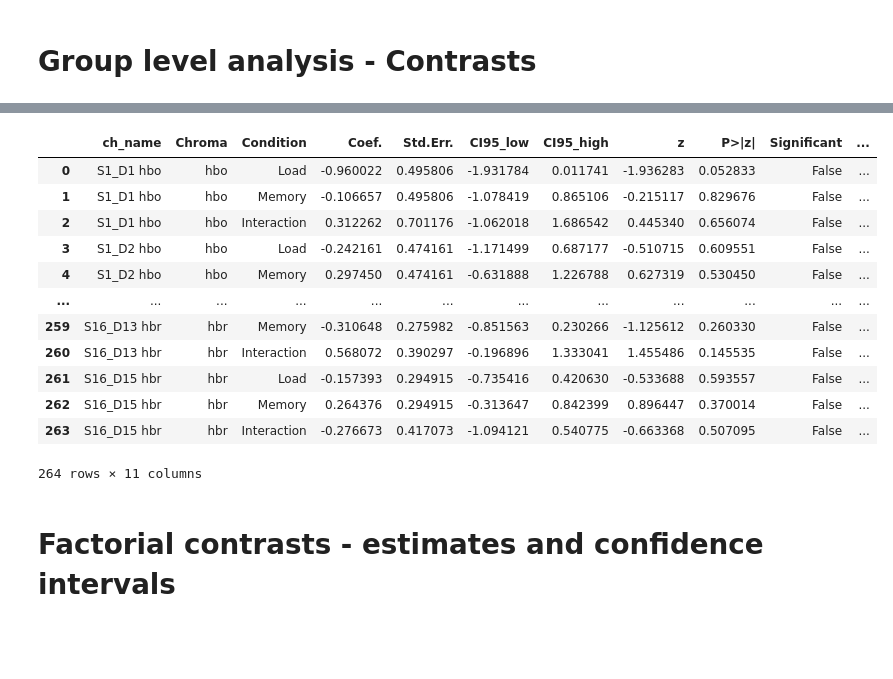
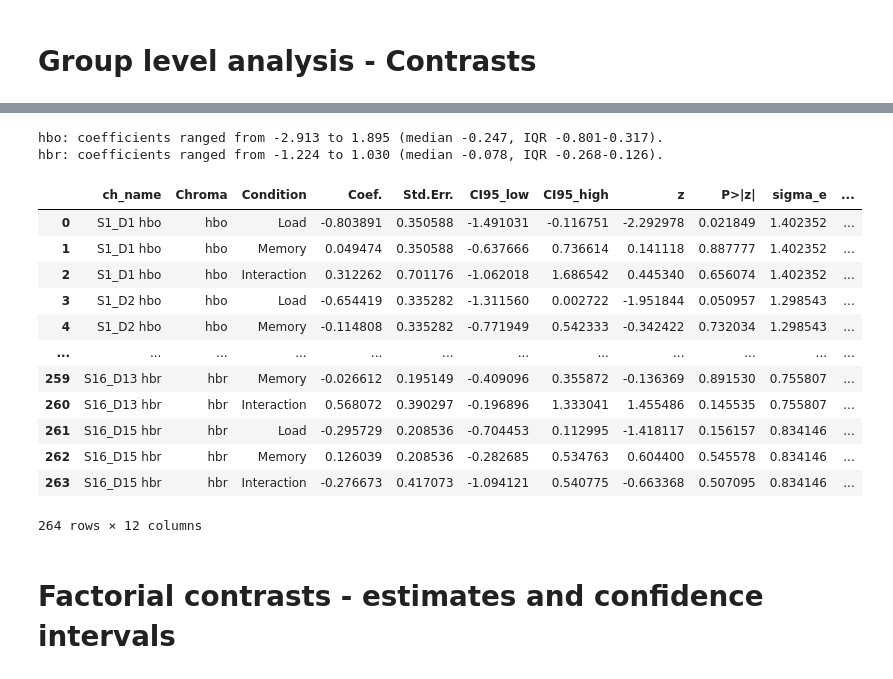
Before and after one commit to fnirs-open/Perceptual-and-Working-Memory-Load, a Jupyter notebook: 4_final_analysis_aligned.ipynb, the cells around one changed output, grey strips where cells are left out. Drawn from its saved outputs; the diff is of its cells as text; code cells hidden in the pictures; blank space fills up the shorter version.

```diff
--- a/4_final_analysis_aligned.ipynb
+++ b/4_final_analysis_aligned.ipynb
@@ -173,7 +173,13 @@ for i, name in zip(range(reg.shape[1]), reg_names):
     design_matrix[name] = reg[:, i]
 
 # Plot final matrix
-fig = plot_design_matrix(design_matrix)
+ax = plot_design_matrix(design_matrix)
+
+ax.figure.savefig(
+    "img/design_matrix.svg",
+    bbox_inches="tight"
+)
+
 plt.show()
 # %% [output]
 Loading /Users/alexander.kvist/project_local/Perceptual-fnirs/data/lettersearch_BIDS/sub-P1/nirs/sub-P1_task-lettersearch_nirs.snirf
@@ -698,19 +721,31 @@ Ready.
 # %%
+for chroma, d in ch_contrast_df.groupby("Chroma"):
+    coef = d["Coef."]
+
+    print(
+        f"{chroma}: coefficients ranged from "
+        f"{coef.min():.3f} to {coef.max():.3f} "
+        f"(median {coef.median():.3f}, "
+        f"IQR {coef.quantile(0.25):.3f}-{coef.quantile(0.75):.3f})."
+    )
+
 display(ch_contrast_df)
 # %% [output]
+hbo: coefficients ranged from -2.913 to 1.895 (median -0.247, IQR -0.801-0.317).
+hbr: coefficients ranged from -1.224 to 1.030 (median -0.078, IQR -0.268-0.126).
-|  | ch_name | Chroma | Condition | Coef. | Std.Err. | CI95_low | CI95_high | z | P>|z| | Significant | ... |
-| 0 | S1_D1 hbo | hbo | Load | -0.960022 | 0.495806 | -1.931784 | 0.011741 | -1.936283 | 0.052833 | False | ... |
-| 1 | S1_D1 hbo | hbo | Memory | -0.106657 | 0.495806 | -1.078419 | 0.865106 | -0.215117 | 0.829676 | False | ... |
-| 2 | S1_D1 hbo | hbo | Interaction | 0.312262 | 0.701176 | -1.062018 | 1.686542 | 0.445340 | 0.656074 | False | ... |
-| 3 | S1_D2 hbo | hbo | Load | -0.242161 | 0.474161 | -1.171499 | 0.687177 | -0.510715 | 0.609551 | False | ... |
-| 4 | S1_D2 hbo | hbo | Memory | 0.297450 | 0.474161 | -0.631888 | 1.226788 | 0.627319 | 0.530450 | False | ... |
+|  | ch_name | Chroma | Condition | Coef. | Std.Err. | CI95_low | CI95_high | z | P>|z| | sigma_e | ... |
+| 0 | S1_D1 hbo | hbo | Load | -0.803891 | 0.350588 | -1.491031 | -0.116751 | -2.292978 | 0.021849 | 1.402352 | ... |
+| 1 | S1_D1 hbo | hbo | Memory | 0.049474 | 0.350588 | -0.637666 | 0.736614 | 0.141118 | 0.887777 | 1.402352 | ... |
+| 2 | S1_D1 hbo | hbo | Interaction | 0.312262 | 0.701176 | -1.062018 | 1.686542 | 0.445340 | 0.656074 | 1.402352 | ... |
+| 3 | S1_D2 hbo | hbo | Load | -0.654419 | 0.335282 | -1.311560 | 0.002722 | -1.951844 | 0.050957 | 1.298543 | ... |
+| 4 | S1_D2 hbo | hbo | Memory | -0.114808 | 0.335282 | -0.771949 | 0.542333 | -0.342422 | 0.732034 | 1.298543 | ... |
 | ... | ... | ... | ... | ... | ... | ... | ... | ... | ... | ... | ... |
-| 259 | S16_D13 hbr | hbr | Memory | -0.310648 | 0.275982 | -0.851563 | 0.230266 | -1.125612 | 0.260330 | False | ... |
-| 260 | S16_D13 hbr | hbr | Interaction | 0.568072 | 0.390297 | -0.196896 | 1.333041 | 1.455486 | 0.145535 | False | ... |
-| 261 | S16_D15 hbr | hbr | Load | -0.157393 | 0.294915 | -0.735416 | 0.420630 | -0.533688 | 0.593557 | False | ... |
-| 262 | S16_D15 hbr | hbr | Memory | 0.264376 | 0.294915 | -0.313647 | 0.842399 | 0.896447 | 0.370014 | False | ... |
-| 263 | S16_D15 hbr | hbr | Interaction | -0.276673 | 0.417073 | -1.094121 | 0.540775 | -0.663368 | 0.507095 | False | ... |
+| 259 | S16_D13 hbr | hbr | Memory | -0.026612 | 0.195149 | -0.409096 | 0.355872 | -0.136369 | 0.891530 | 0.755807 | ... |
+| 260 | S16_D13 hbr | hbr | Interaction | 0.568072 | 0.390297 | -0.196896 | 1.333041 | 1.455486 | 0.145535 | 0.755807 | ... |
+| 261 | S16_D15 hbr | hbr | Load | -0.295729 | 0.208536 | -0.704453 | 0.112995 | -1.418117 | 0.156157 | 0.834146 | ... |
+| 262 | S16_D15 hbr | hbr | Memory | 0.126039 | 0.208536 | -0.282685 | 0.534763 | 0.604400 | 0.545578 | 0.834146 | ... |
+| 263 | S16_D15 hbr | hbr | Interaction | -0.276673 | 0.417073 | -1.094121 | 0.540775 | -0.663368 | 0.507095 | 0.834146 | ... |
-264 rows × 11 columns
+264 rows × 12 columns
 # %% [markdown]
 # Factorial contrasts - estimates and confidence intervals
 # %%
```
Also changed, not shown: parts of 7 cells of this notebook, 6 other files.
